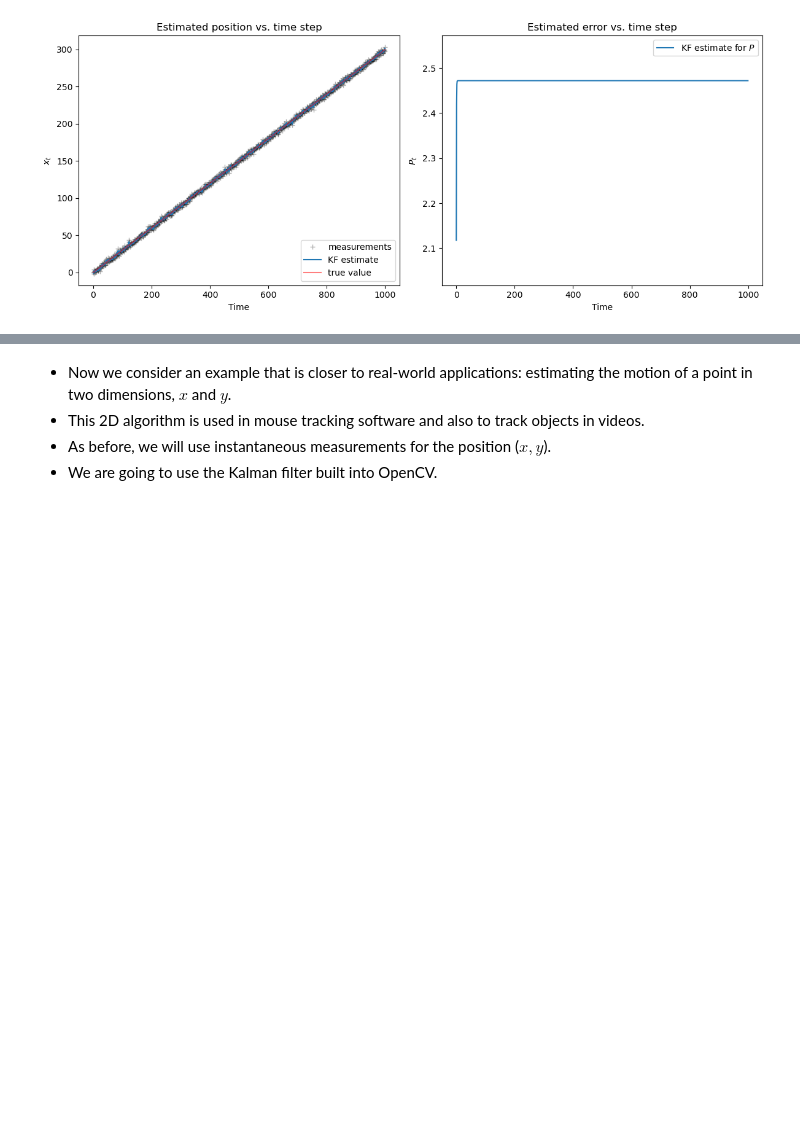
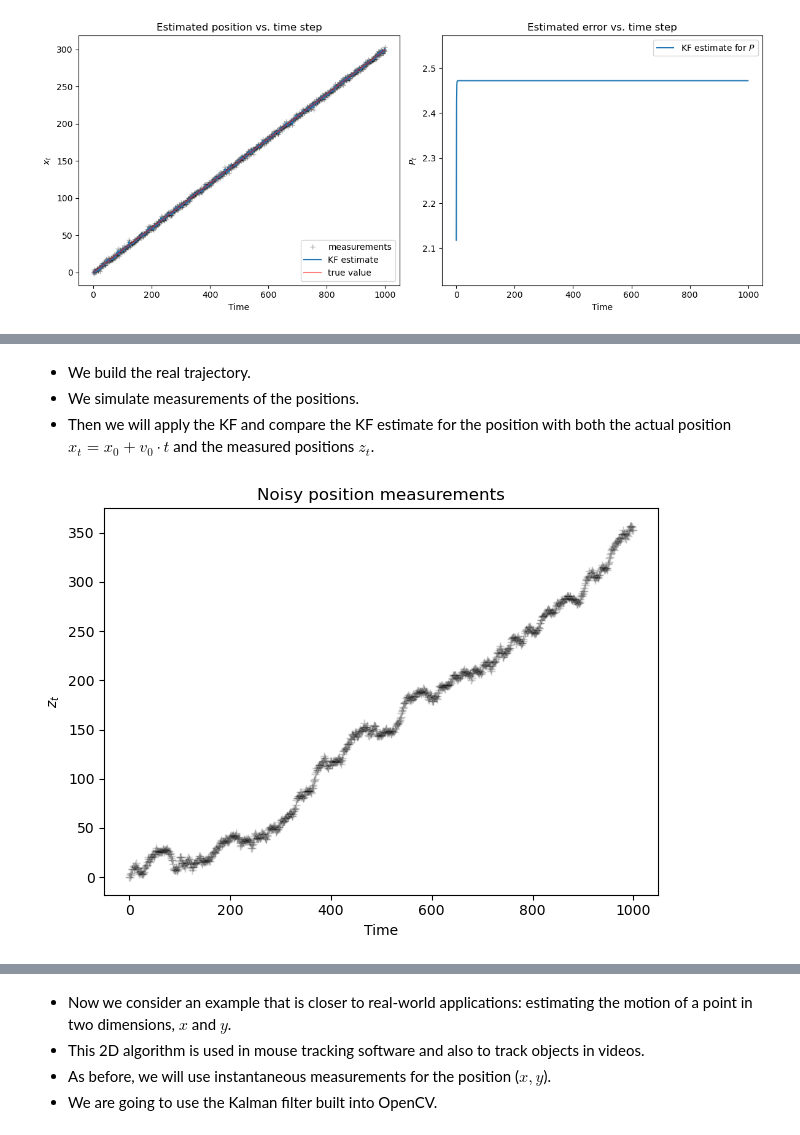
Before and after one commit to eloMG/python-time-series-handbook, a Jupyter notebook: notebooks/07/kalman-filter.ipynb, the cells around one changed output, grey strips where cells are left out. Saved outputs shown, nothing was run; the diff lists cells and outputs as text; code cells hidden in the pictures; blank space fills up the shorter version.

Commit message:
reinstate example with random walk, rephrased

```diff
--- a/notebooks/07/kalman-filter.ipynb
+++ b/notebooks/07/kalman-filter.ipynb
@@ -574,0 +591,30 @@ plt.tight_layout();
+# %% [markdown]
+- We build the real trajectory.
+- We simulate measurements of the positions.
+- Then we will apply the KF and compare the KF estimate for the position with both the actual position $x_t = x_0 + v_0 \cdot t$ and the measured positions $z_t$.
+# %%
+# initial parameters
+v0 = 0.3
+x0 = 0.0
+R = 4.0
+
+# generate noisy measurements
+n_measurements = 1000
+Zv = np.zeros(n_measurements) # velocity measurements
+Zx = np.zeros(n_measurements) # position measurements
+for t in range(0, n_measurements-1):
+    Zv[t] = np.random.normal(v0, np.sqrt(R))
+    Zx[t+1] = Zx[t] + Zv[t] * 1 # delta_t = 1
+
+# generate true positions
+Xt = np.zeros(n_measurements)
+for t in range(0, n_measurements):
+    Xt[t]= x0 + v0*t
+
+plt.plot(Zx,'k+',label='measurements $z_t$',alpha=0.2)
+plt.title('Noisy position measurements')
+plt.xlabel('Time')
+plt.ylabel('$z_t$')
+plt.tight_layout();
+# %% [output]
+[figure, added]
```
Also changed, not shown: parts of 10 cells of this notebook.
